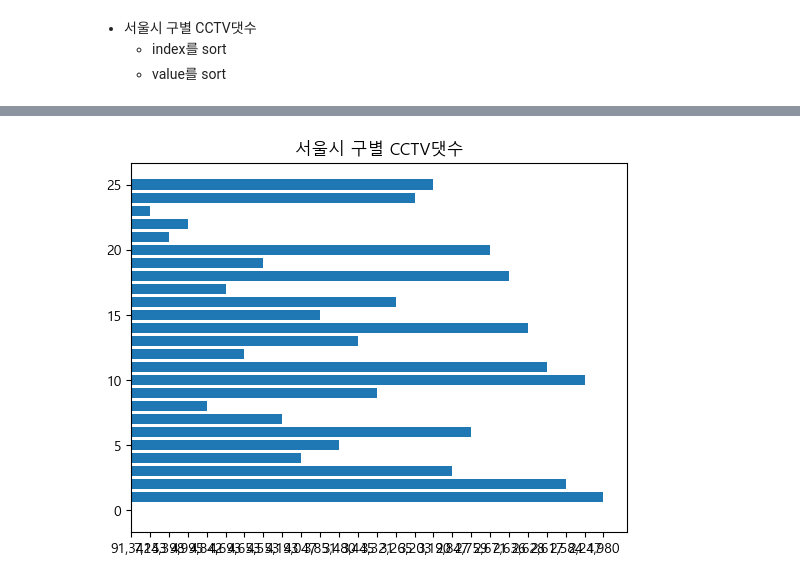
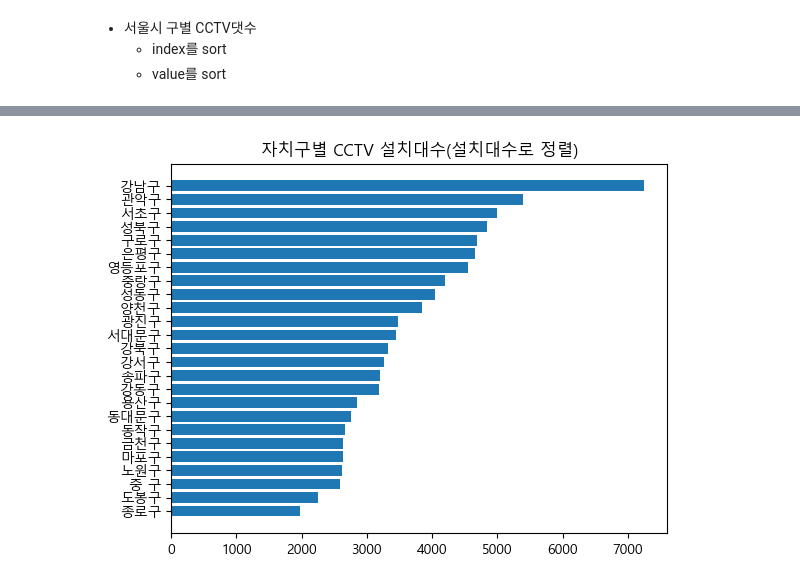
Before and after one commit to dohymy/03.-DataAnalysis-Lecture-2023-04, a Jupyter notebook: 03.시각화/연습문제(04.18).ipynb, the cells around one changed output, grey strips where cells are left out. Drawn from its saved outputs; the diff is of its cells as text; code cells hidden in the pictures.

```diff
--- a/03.시각화/연습문제(04.18).ipynb
+++ b/03.시각화/연습문제(04.18).ipynb
@@ -133,7 +133,9 @@ plt.show()
     - index를 sort
     - value를 sort
 # %%
-filename = 'data/서울시 자치구 년도별 CCTV 설치 현황_221231기준.csv'
-cctv = pd.read_csv(filename, encoding='euc-kr')
+filename = '../02.Pandas/data/서울시 자치구 년도별 CCTV 설치 현황_221231기준.csv'
+columns = '구분,총계'.split(',')
+cctv = pd.read_csv(filename, encoding='euc=kr', thousands=',')
+cctv = cctv[columns]
 cctv.head()
 # %% [output]
@@ -147,3 +147,0 @@ cctv.head()
-# %%
-cctv.sort_values(by='총계', ascending=False, inplace=True)
-cctv.head()
@@ -157,0 +148,4 @@ cctv.head()
+# %%
+cctv.drop([0], inplace=True)
+cctv.set_index('구분', inplace=True)
+cctv.head(3)
@@ -158,7 +173,8 @@ cctv.head()
 # %%
-s = cctv['총계']
-plt.barh(s.index, s.values)
-plt.title('서울시 구별 CCTV댓수')
+# 3. 설치대수로 정렬
+sv = cctv.총계.sort_values()
+plt.barh(sv.index, sv.values)
+plt.title('자치구별 CCTV 설치대수(설치대수로 정렬)')
 plt.show()
 # %% [output]
-[figure, old version]
+[figure, new version]
```
Also changed, not shown: parts of 6 cells of this notebook, 4 other files.
